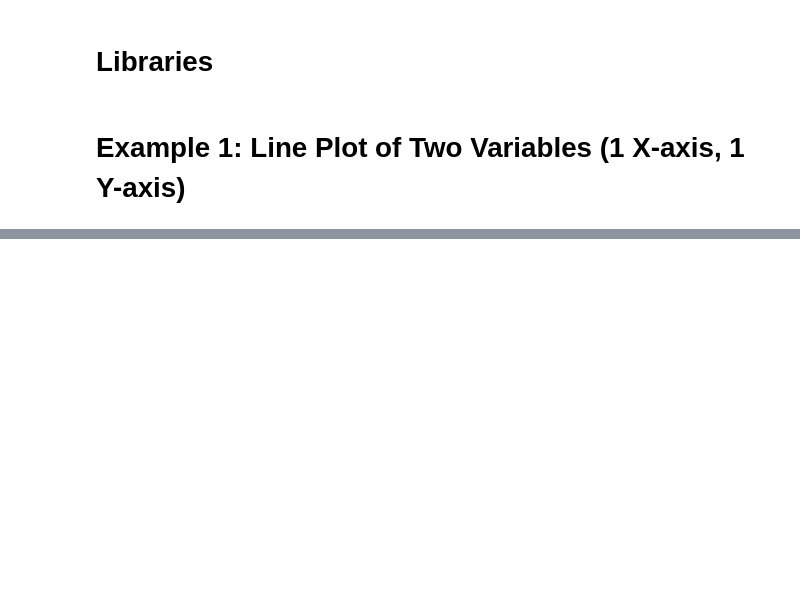
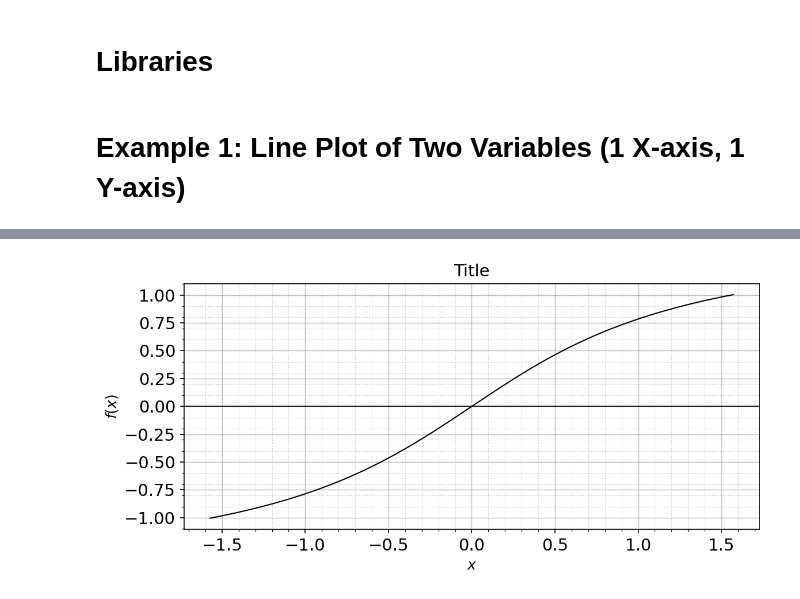
Before and after one commit to augustodamasceno/knowledge-journal, a Jupyter notebook: visualization/paper/paper.ipynb, the cells around one changed output, grey strips where cells are left out. Drawn from its saved outputs; the diff is of its cells as text; code cells hidden in the pictures; blank space fills up the shorter version.

Commit message:
visualization paper: added example 1 var

```diff
--- a/visualization/paper/paper.ipynb
+++ b/visualization/paper/paper.ipynb
@@ -110,0 +118,82 @@ plt.show()
+# %%
+# DATA
+x = np.linspace(-0.5 * np.pi, 0.5 * np.pi, 400)
+y = np.atan(x)
+
+# Configure the plot
+dpi = 150
+filename = "example2"
+filetype = "png"
+title = r"Title"
+label1 = r"$y_{1}$"
+xlabel = r"$x$"
+ylabel = r"$f(x)$"
+width = 8
+height = 4
+
+linewidth = 1.0
+linewidth_axis = 0.8
+linewidth_grid_lines_major = 0.7
+linewidth_grid_lines_minor = 0.5
+font = "DejaVu Sans"
+font_size_title = 14
+font_size_axis = 12
+color1 = "black"
+color_axis = "black"
+legend_position =  "upper right"
+color_grid_line_major = "gray"
+color_grid_line_minor = "gray"
+grid_lines_major_multiplicator_x = 0.5
+grid_lines_major_multiplicator_y = 0.25
+grid_lines_minor_multiplicator_x = 0.1
+grid_lines_minor_multiplicator_y = 0.1
+
+# Font
+plt.rcParams.update({
+    "font.family": font,
+    "font.size": font_size_title,
+    "text.usetex": False,
+    "axes.grid": True,
+    "grid.linestyle": "--",
+    "grid.alpha": 0.5
+})
+
+
+# Create figure
+fig, ax = plt.subplots(figsize=(width, height), dpi=dpi)
+
+# Plot sine and cosine
+ax.plot(x, y, label=label1, color=color1, linewidth=linewidth)
+
+# Labels and title
+ax.set_title(title, fontsize=font_size_title)
+ax.set_xlabel(xlabel, fontsize=font_size_axis)
+ax.set_ylabel(ylabel, fontsize=font_size_axis)
+
+# Axes lines
+ax.axhline(0, color=color_axis, linewidth=linewidth_axis)
+
+# Enable grid
+plt.grid(True)
+
+# Grid Lines
+plt.grid(which='major', color=color_grid_line_major, linestyle='-', linewidth=linewidth_grid_lines_major)
+plt.grid(which='minor', color=color_grid_line_minor, linestyle=':', linewidth=linewidth_grid_lines_minor)
+
+# Set grid spacing (e.g., every 1 unit for x and y axes)
+plt.gca().xaxis.set_major_locator(MultipleLocator(grid_lines_major_multiplicator_x))  # Major ticks on x every 1 unit
+plt.gca().yaxis.set_major_locator(MultipleLocator(grid_lines_major_multiplicator_y))  # Major ticks on y every 0.2 units
+
+# Optional: Enable minor ticks and grid lines for finer control
+plt.minorticks_on()
+plt.gca().xaxis.set_minor_locator(MultipleLocator(grid_lines_minor_multiplicator_x))  # Minor ticks on x every 0.5 units
+plt.gca().yaxis.set_minor_locator(MultipleLocator(grid_lines_minor_multiplicator_y))  # Minor ticks on y every 0.1 units
+
+# Save as high-resolution figure
+plt.tight_layout()
+plt.savefig(f"{filename}.{filetype}", dpi=dpi, bbox_inches="tight")
+
+# Show plot
+plt.show()
+# %% [output]
+[figure, added]
```
Also changed, not shown: parts of 3 cells of this notebook, 1 other file.
